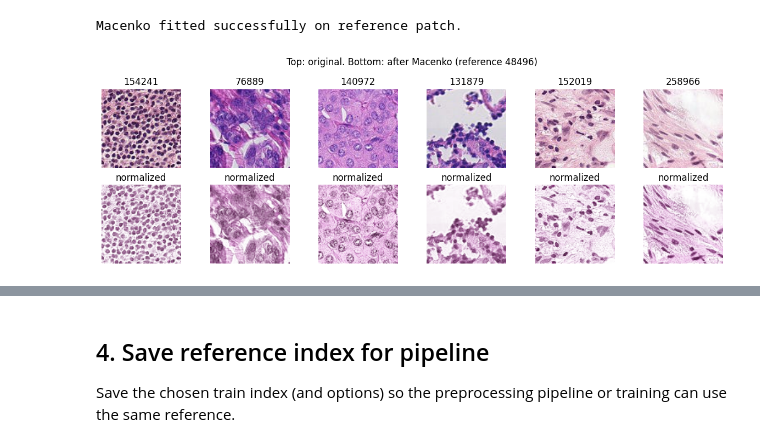
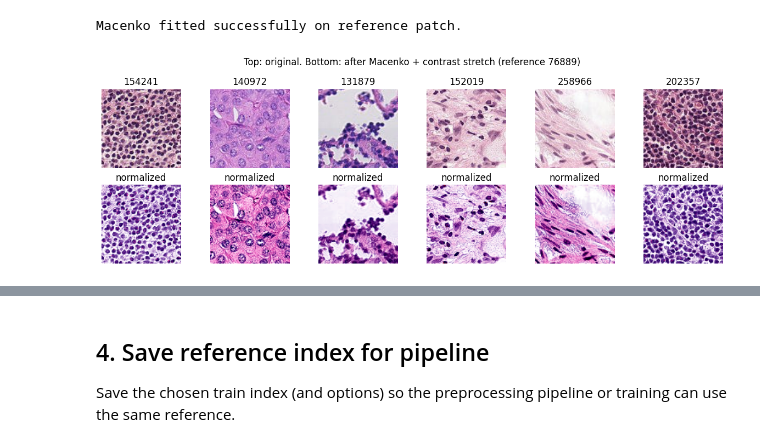
Before and after one commit to LeenRayess/GP_ECG, a Jupyter notebook: notebooks/stain_reference_selection.ipynb, the cells around one changed output, grey strips where cells are left out. Cells and saved outputs as stored; diff of their text form; code cells hidden in the pictures.

Commit message:
full stain normalization code

```diff
--- a/notebooks/stain_reference_selection.ipynb
+++ b/notebooks/stain_reference_selection.ipynb
@@ -104,12 +104,14 @@ for i in indices:
         tissue_pct_final = tissue_pct_combined
     mean_rgb = patch.reshape(-1, 3).mean(axis=0)
     solid_color = 1 if gray_std < SOLID_COLOR_STD_THRESHOLD else 0
-    rows.append((i, ratio_black, gray_std, tissue_pct_final, solid_color, mean_rgb[0], mean_rgb[1], mean_rgb[2]))
+    blue_dom_pct = float((patch[:,:,2] > patch[:,:,0]).mean())  # B > R (for Macenko vs Reinhard rule)
+    rows.append((i, ratio_black, gray_std, tissue_pct_final, solid_color, mean_rgb[0], mean_rgb[1], mean_rgb[2], blue_dom_pct))
 
 data = np.array(rows)
 idx_col = 0
 b_col, std_col, tissue_col, solid_col = 1, 2, 3, 4
 r_col, g_col, b_mean_col = 5, 6, 7
+blue_dom_col = 8
 
 solid_mask = data[:, solid_col] == 1
 high_black_mask = data[:, b_col] >= HIGH_BLACK_THRESHOLD
@@ -134,17 +136,22 @@ if len(candidates) == 0:
 
 med_tissue = np.median(candidates[:, tissue_col])
 med_g = np.median(candidates[:, g_col])
-# Slight pink bias: avoid both 'all purple' and 'all pink'
-target_r = np.percentile(candidates[:, r_col], 58)
-target_b = np.percentile(candidates[:, b_mean_col], 42)
+# Nudge toward pink so normalized images aren't too purple
+target_r = np.percentile(candidates[:, r_col], 62)
+target_b = np.percentile(candidates[:, b_mean_col], 38)
 target = np.array([med_tissue, target_r, med_g, target_b])
 feats = candidates[:, [tissue_col, r_col, g_col, b_mean_col]]
-# Scale so tissue and RGB contribute similarly (tissue in [0,1], RGB in [0,1])
-dists = np.sum((feats - target) ** 2, axis=1)
+# Weight R and B more so the chosen reference actually matches the 58th % R / 42nd % B criteria
+weights = np.array([1.0, 2.5, 1.0, 2.5])  # [tissue, R, G, B] - emphasize R and B
+dists = np.sum(weights * (feats - target) ** 2, axis=1)
 best_idx_in_candidates = np.argmin(dists)
 ref_train_idx = int(candidates[best_idx_in_candidates, idx_col])
 
-print("Target (tissue, R, G, B) for selection:", round(med_tissue, 3), round(target_r, 3), round(med_g, 3), round(target_b, 3))
-print("Chosen reference: train index", ref_train_idx, "| tissue % =", round(candidates[best_idx_in_candidates, tissue_col], 3),
+print("Target (tissue, R, G, B):", round(med_tissue, 3), round(target_r, 3), round(med_g, 3), round(target_b, 3))
+print("Chosen reference: train index", ref_train_idx,
+      "| tissue % =", round(candidates[best_idx_in_candidates, tissue_col], 3),
       "| mean R =", round(candidates[best_idx_in_candidates, r_col], 3), "| mean B =", round(candidates[best_idx_in_candidates, b_mean_col], 3))
+# Temporary: use a fixed reference (comment out next line to use computed reference)
+ref_train_idx = 76889
+print("Overriding to fixed reference: train index", ref_train_idx)
 # %% [output]
@@ -205,32 +213,45 @@ else:
 Macenko fitted successfully on reference patch.
 # %%
 # Optional: apply to a few other patches and show before/after
-# Luminosity standardization before transform helps keep H&E balance (avoids everything going purple).
+# Why do some patches go completely purple after Macenko? The normalizer only *rebalances* the
+# H and E already present. If a source patch has very little eosin (pink)—e.g. dense nuclei,
+# pale staining, or mostly hematoxylin—there is almost no pink to scale up, so the result stays purple.
+# Patches that look good (140972, 131879, 258966) have both stains; ones that go full purple (202357, 154241) don't.
+# Luminosity standardization before transform helps keep H&E balance.
+# Contrast stretch after normalization restores visible contrast (normalized images often look pale).
+def contrast_stretch_uint8(img, p_low=2, p_high=98):
+    """Stretch pixel values so p_low and p_high percentiles map to 0 and 255. Returns uint8."""
+    lo, hi = np.percentile(img, (p_low, p_high))
+    if hi <= lo:
+        return img
+    out = (np.clip(img.astype(np.float32), lo, hi) - lo) / (hi - lo) * 255
+    return out.astype(np.uint8)
 if normalizer is not None:
     n_show = 6
     other_indices = [int(candidates[i, idx_col]) for i in range(len(candidates)) if int(candidates[i, idx_col]) != ref_train_idx][:n_show]
     fig, axes = plt.subplots(2, n_show, figsize=(2*n_show, 4))
     for j, idx in enumerate(other_indices[:n_show]):
         p = np.asarray(train_x[idx])
         if p.max() <= 1.0: p = (np.clip(p, 0, 1) * 255).astype(np.uint8)
         else: p = np.clip(p, 0, 255).astype(np.uint8)
         axes[0, j].imshow(p, interpolation='bilinear')
         axes[0, j].set_title(str(idx))
         axes[0, j].axis("off")
         try:
             try:
                 from staintools.preprocessing.luminosity_standardizer import LuminosityStandardizer
                 p = LuminosityStandardizer.standardize(p.copy())
             except Exception:
                 pass
             p_norm = normalizer.transform(p)
+            p_norm = contrast_stretch_uint8(p_norm)
             axes[1, j].imshow(p_norm, interpolation='bilinear')
         except Exception as e:
             axes[1, j].text(0.5, 0.5, "fail", ha='center', va='center')
         axes[1, j].set_title("normalized")
         axes[1, j].axis("off")
-    plt.suptitle("Top: original. Bottom: after Macenko (reference " + str(ref_train_idx) + ")")
+    plt.suptitle("Top: original. Bottom: after Macenko + contrast stretch (reference " + str(ref_train_idx) + ")")
     plt.tight_layout()
     plt.show()
 # %% [output]
-[figure, old version]
+[figure, new version]
```
Also changed, not shown: parts of 11 cells of this notebook, 2 other files.
